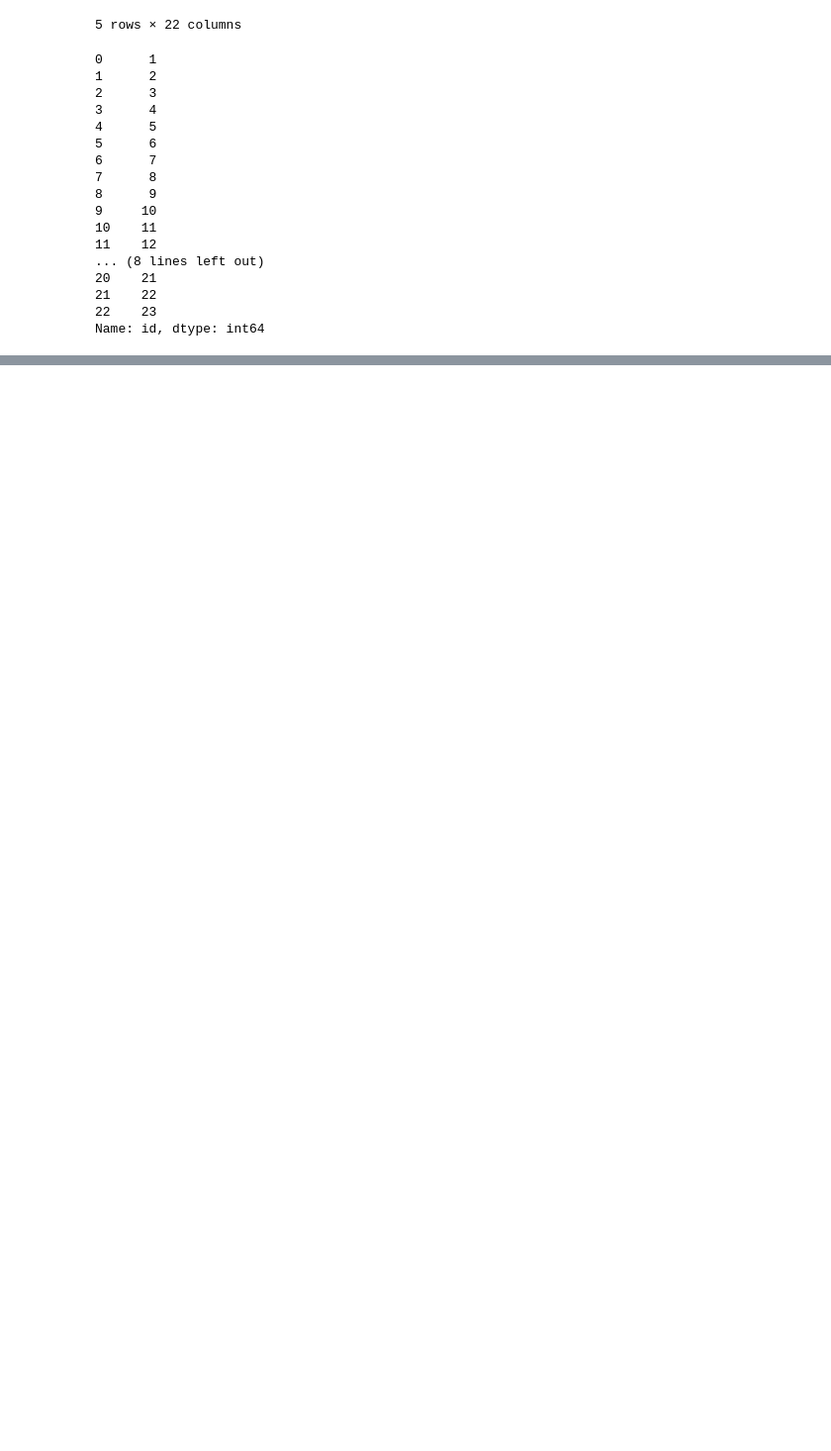
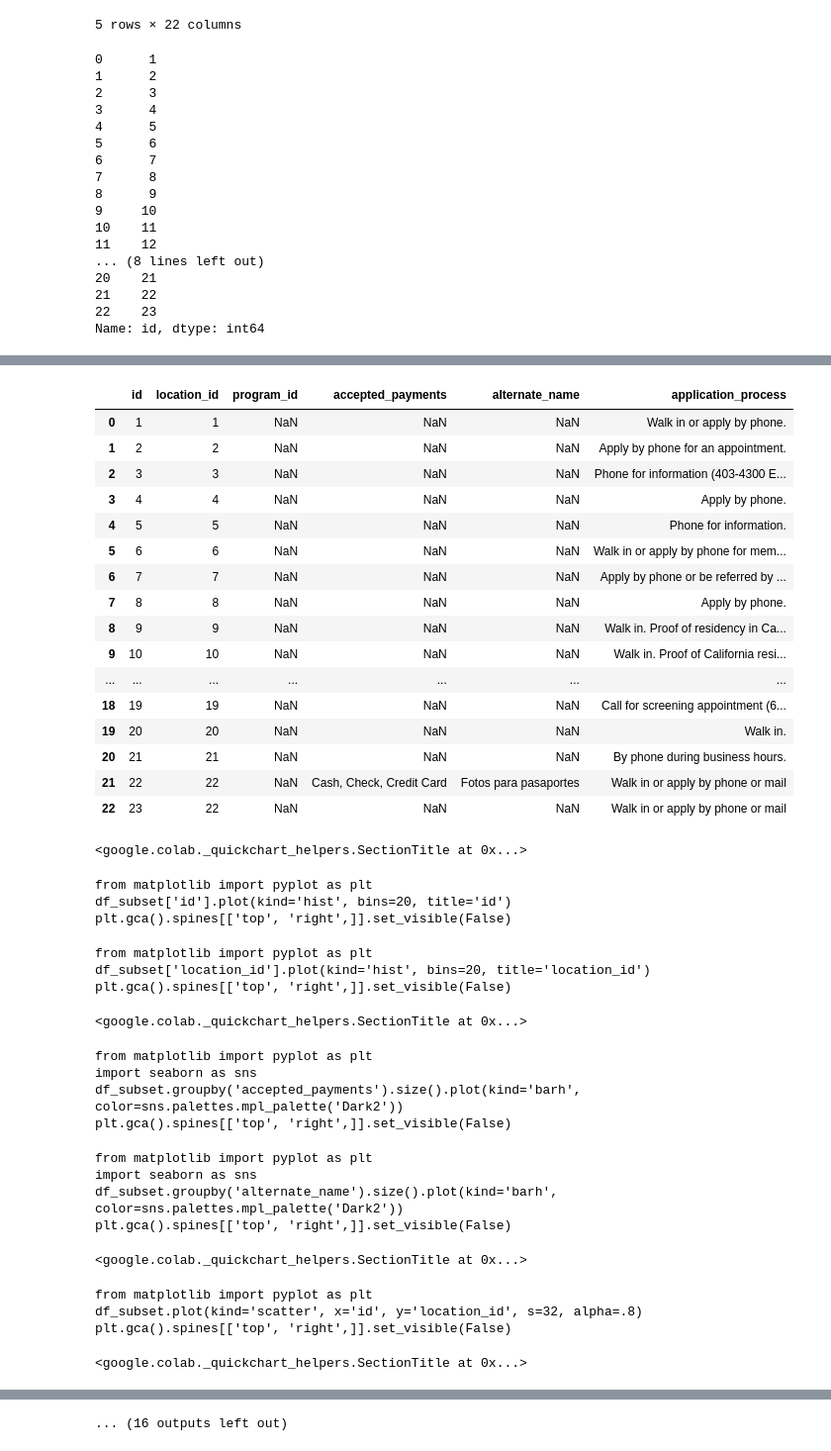
Before and after one commit to omkarpattnaik8080/Pandas, a Jupyter notebook: PandasComplete.ipynb, the cells around one changed output, grey strips where cells are left out. Shown at 99% size. Saved outputs shown, nothing was run; the diff lists cells and outputs as text; code cells hidden in the pictures; blank space fills up the shorter version.

```diff
--- a/PandasComplete.ipynb
+++ b/PandasComplete.ipynb
@@ -476,0 +551,44 @@ Name: id, dtype: int64
+# %%
+#you have to make a new dataframe out of the above dataframe using multiple columns usecases:-when we want to analyze the subset of the data
+df_subset=df[["id","location_id",	"program_id","accepted_payments","alternate_name","application_process"]]
+# %%
+df_subset
+# %% [output]
+|  | id | location_id | program_id | accepted_payments | alternate_name | application_process |
+| 0 | 1 | 1 | NaN | NaN | NaN | Walk in or apply by phone. |
+| 1 | 2 | 2 | NaN | NaN | NaN | Apply by phone for an appointment. |
+| 2 | 3 | 3 | NaN | NaN | NaN | Phone for information (403-4300 E... |
+| 3 | 4 | 4 | NaN | NaN | NaN | Apply by phone. |
+| 4 | 5 | 5 | NaN | NaN | NaN | Phone for information. |
+| 5 | 6 | 6 | NaN | NaN | NaN | Walk in or apply by phone for mem... |
+| 6 | 7 | 7 | NaN | NaN | NaN | Apply by phone or be referred by ... |
+| 7 | 8 | 8 | NaN | NaN | NaN | Apply by phone. |
+| 8 | 9 | 9 | NaN | NaN | NaN | Walk in. Proof of residency in Ca... |
+| 9 | 10 | 10 | NaN | NaN | NaN | Walk in. Proof of California resi... |
+| ... | ... | ... | ... | ... | ... | ... |
+| 18 | 19 | 19 | NaN | NaN | NaN | Call for screening appointment (6... |
+| 19 | 20 | 20 | NaN | NaN | NaN | Walk in. |
+| 20 | 21 | 21 | NaN | NaN | NaN | By phone during business hours. |
+| 21 | 22 | 22 | NaN | Cash, Check, Credit Card | Fotos para pasaportes | Walk in or apply by phone or mail |
+| 22 | 23 | 22 | NaN | NaN | NaN | Walk in or apply by phone or mail |
+<google.colab._quickchart_helpers.SectionTitle at 0x...>
+from matplotlib import pyplot as plt
+df_subset['id'].plot(kind='hist', bins=20, title='id')
+plt.gca().spines[['top', 'right',]].set_visible(False)
+from matplotlib import pyplot as plt
+df_subset['location_id'].plot(kind='hist', bins=20, title='location_id')
+plt.gca().spines[['top', 'right',]].set_visible(False)
+<google.colab._quickchart_helpers.SectionTitle at 0x...>
+from matplotlib import pyplot as plt
+import seaborn as sns
+df_subset.groupby('accepted_payments').size().plot(kind='barh', color=sns.palettes.mpl_palette('Dark2'))
+plt.gca().spines[['top', 'right',]].set_visible(False)
+from matplotlib import pyplot as plt
+import seaborn as sns
+df_subset.groupby('alternate_name').size().plot(kind='barh', color=sns.palettes.mpl_palette('Dark2'))
+plt.gca().spines[['top', 'right',]].set_visible(False)
+<google.colab._quickchart_helpers.SectionTitle at 0x...>
+from matplotlib import pyplot as plt
+df_subset.plot(kind='scatter', x='id', y='location_id', s=32, alpha=.8)
+plt.gca().spines[['top', 'right',]].set_visible(False)
+<google.colab._quickchart_helpers.SectionTitle at 0x...>
@@ -476,0 +629 @@ Name: id, dtype: int64
+... (16 outputs left out)
```
Also changed, not shown: parts of 9 cells of this notebook.
